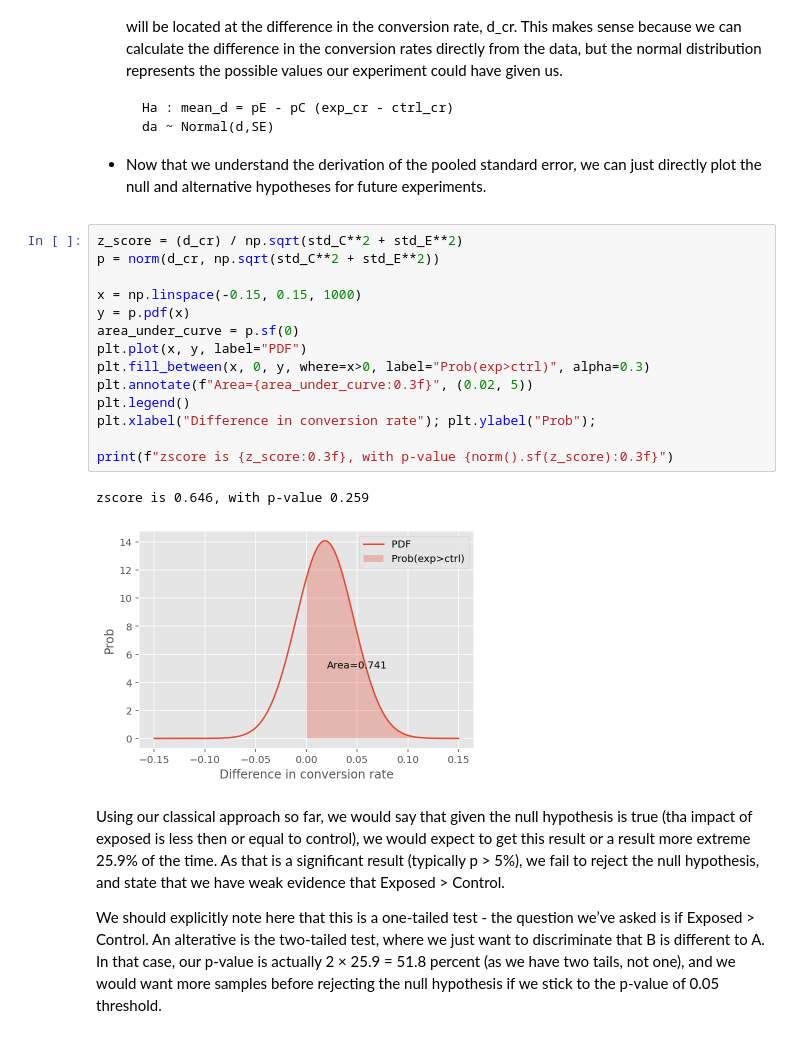
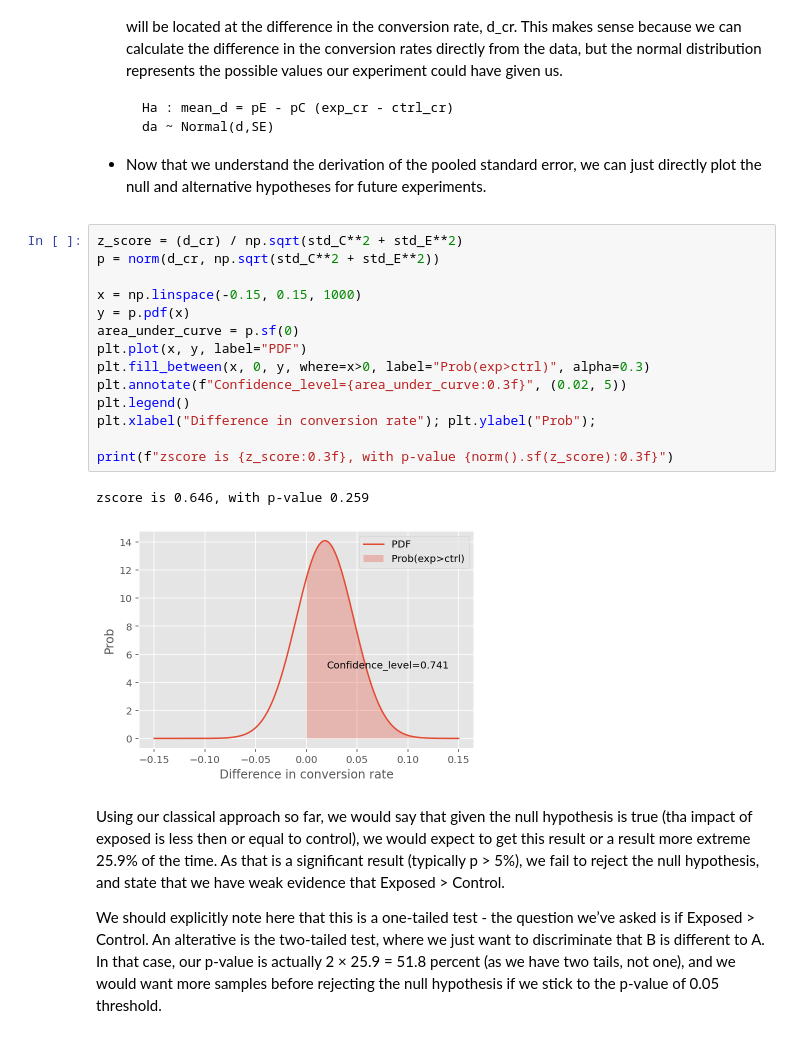
Before and after one commit to muluwork-shegaw/10Acad_week4, a Jupyter notebook: AB_Testing.ipynb, the cells around one changed output. Drawn from its saved outputs; the diff is of its cells as text.

Commit message:
add a visualization

```diff
--- a/AB_Testing.ipynb
+++ b/AB_Testing.ipynb
@@ -222,20 +269,20 @@ the null hypothesis will be a normal distribution with a mean of zero and a stan
 # %%
 z_score = (d_cr) / np.sqrt(std_C**2 + std_E**2)
 p = norm(d_cr, np.sqrt(std_C**2 + std_E**2))
 
 x = np.linspace(-0.15, 0.15, 1000)
 y = p.pdf(x)
 area_under_curve = p.sf(0)
 plt.plot(x, y, label="PDF")
 plt.fill_between(x, 0, y, where=x>0, label="Prob(exp>ctrl)", alpha=0.3)
-plt.annotate(f"Area={area_under_curve:0.3f}", (0.02, 5))
+plt.annotate(f"Confidence_level={area_under_curve:0.3f}", (0.02, 5))
 plt.legend()
 plt.xlabel("Difference in conversion rate"); plt.ylabel("Prob");
 
 print(f"zscore is {z_score:0.3f}, with p-value {norm().sf(z_score):0.3f}")
 # %% [output]
 zscore is 0.646, with p-value 0.259
-[figure, old version]
+[figure, new version]
 # %% [markdown]
 Using our classical approach so far, we would say that given the null hypothesis is true (tha impact of exposed is less then or equal to control), we would expect to get this result or a result more extreme 25.9% of the time. As that is a significant result (typically p > 5%), we fail to reject the null hypothesis, and state that we have weak evidence that Exposed  > Control.
 
```
Also changed, not shown: parts of 42 cells of this notebook.
